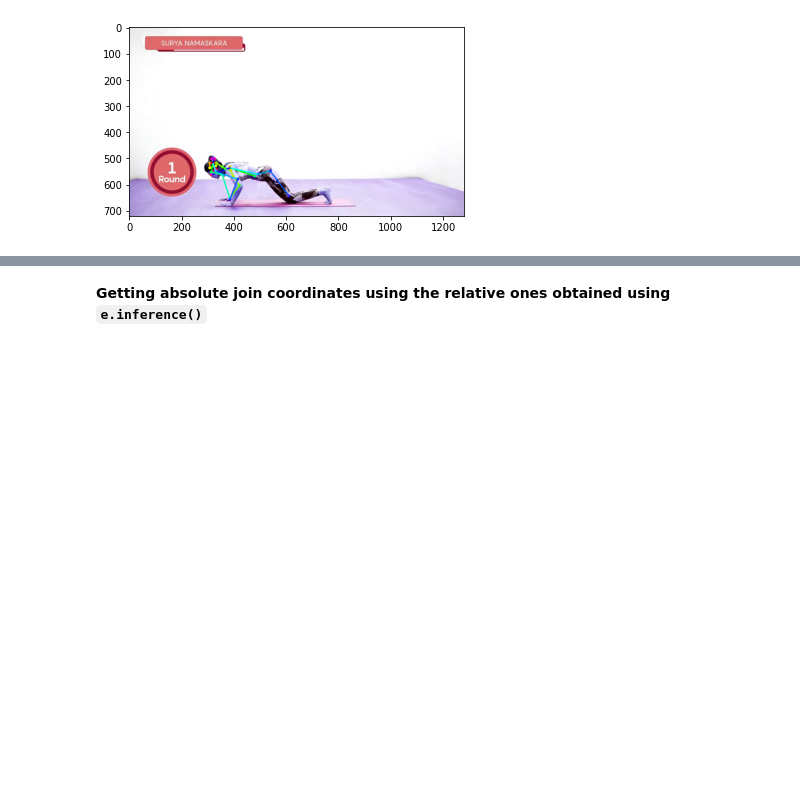
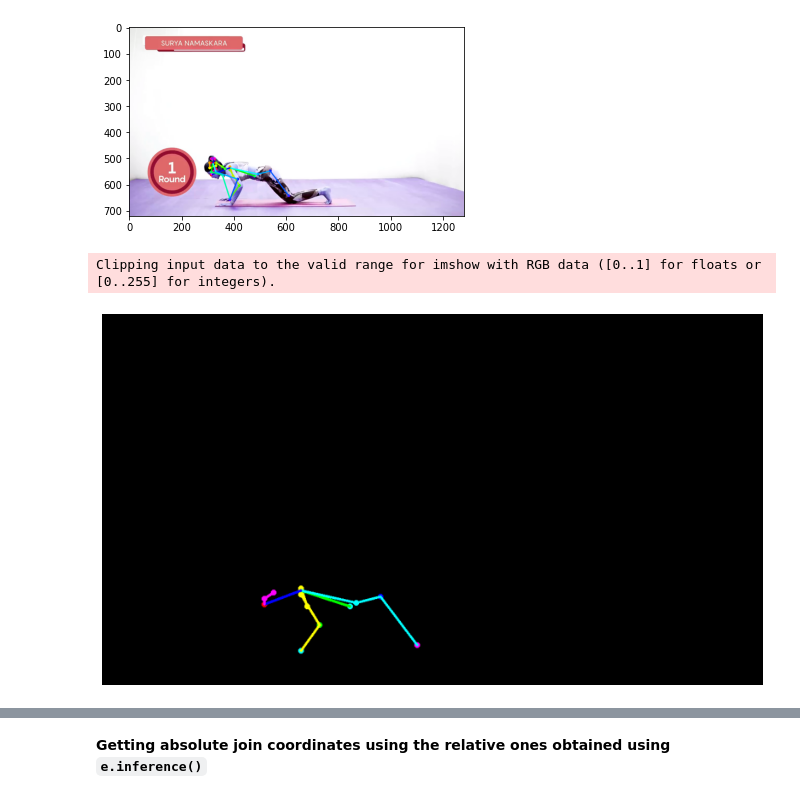
Before and after one commit to Shubhranshu-Malhotra/Yoga-Pose-Comparison, a Jupyter notebook: Yoga_Supervisor_pilot_project.ipynb, the cells around one changed output, grey strips where cells are left out. Cells and saved outputs as stored; diff of their text form; code cells hidden in the pictures; blank space fills up the shorter version.

```diff
--- a/Yoga_Supervisor_pilot_project.ipynb
+++ b/Yoga_Supervisor_pilot_project.ipynb
@@ -271,4 +174,26 @@ plt.imshow(image)
 # %% [output]
 <matplotlib.image.AxesImage at 0x...>
 [figure]
+# %%
+# To display just the skeleton (assembling all the necessary steps)
+def display_skeleton(image_path, estimator, show_bg = False):
+  """
+  Takes image_path, estimator and show_bg as input and displays pose skeleton.
+  """
+  img = common.read_imgfile(image_path, None, None)
+  humans = estimator.inference(img, resize_to_default=(w > 0 and h > 0), upsample_size=4.0)
+  if(show_bg == True):
+    skeleton = TfPoseEstimator.draw_humans(img, humans, imgcopy=True)
+  else:
+    black_background = np.zeros(img.shape)
+    skeleton = TfPoseEstimator.draw_humans(black_background, humans, imgcopy=True)
+  plt.figure(figsize=(15,8))
+  plt.imshow(skeleton);
+  plt.grid();
+  plt.axis('off');
+# %%
+display_skeleton(global_image_path, global_e)
+# %% [output]
+Clipping input data to the valid range for imshow with RGB data ([0..1] for floats or [0..255] for integers).
+[figure, added]
 # %%
```
Also changed, not shown: parts of 53 cells of this notebook.
